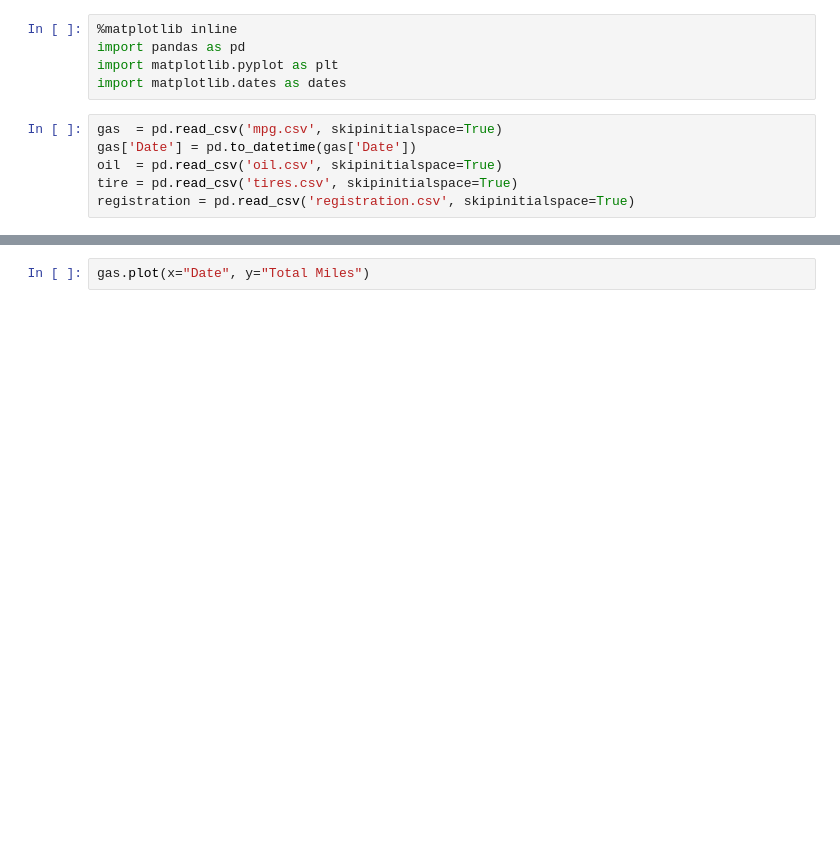
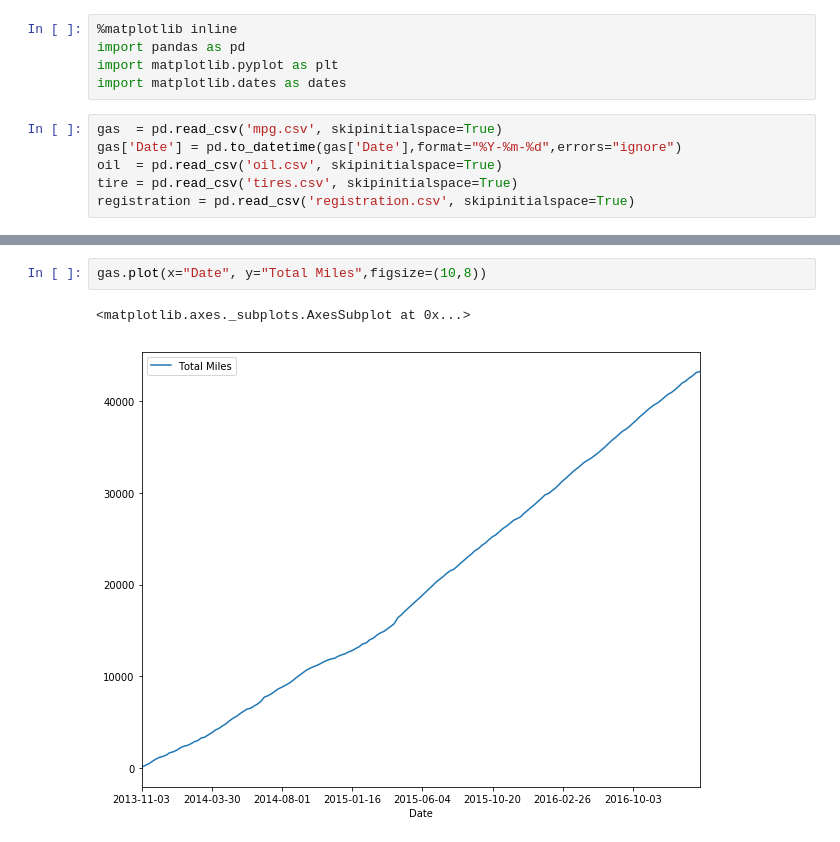
Before and after one commit to DeltaP/mileage, a Jupyter notebook: explore.ipynb, the cells around one changed output, grey strips where cells are left out. Drawn from its saved outputs; the diff is of its cells as text; blank space fills up the shorter version.

```diff
--- a/explore.ipynb
+++ b/explore.ipynb
@@ -5,7 +5,7 @@ import matplotlib.pyplot as plt
 import matplotlib.dates as dates
 # %%
 gas  = pd.read_csv('mpg.csv', skipinitialspace=True)
-gas['Date'] = pd.to_datetime(gas['Date'])
+gas['Date'] = pd.to_datetime(gas['Date'],format="%Y-%m-%d",errors="ignore")
 oil  = pd.read_csv('oil.csv', skipinitialspace=True)
 tire = pd.read_csv('tires.csv', skipinitialspace=True)
 registration = pd.read_csv('registration.csv', skipinitialspace=True)
@@ -23,3 +49,6 @@ gas.groupby(['Service']).sum()
 # %%
-gas.plot(x="Date", y="Total Miles")
+gas.plot(x="Date", y="Total Miles",figsize=(10,8))
+# %% [output]
+<matplotlib.axes._subplots.AxesSubplot at 0x...>
+[figure, added]
 # %%
```
Also changed, not shown: parts of 11 cells of this notebook, 7 other files.
